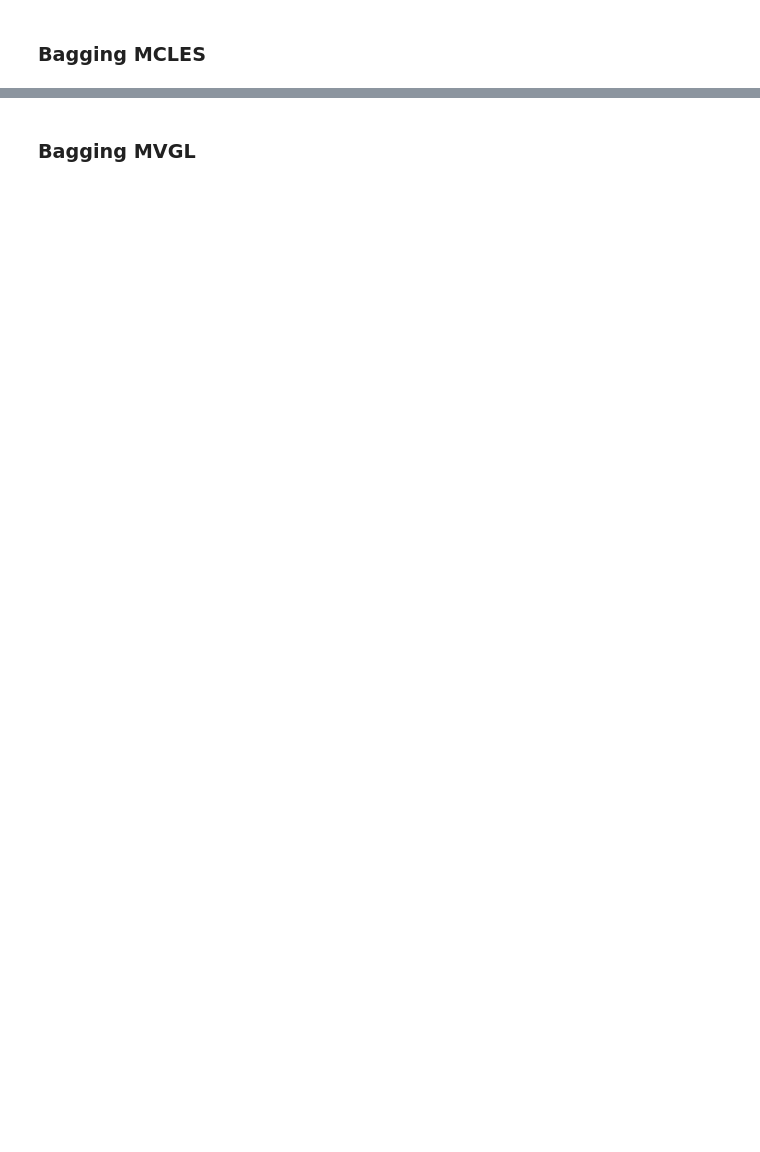
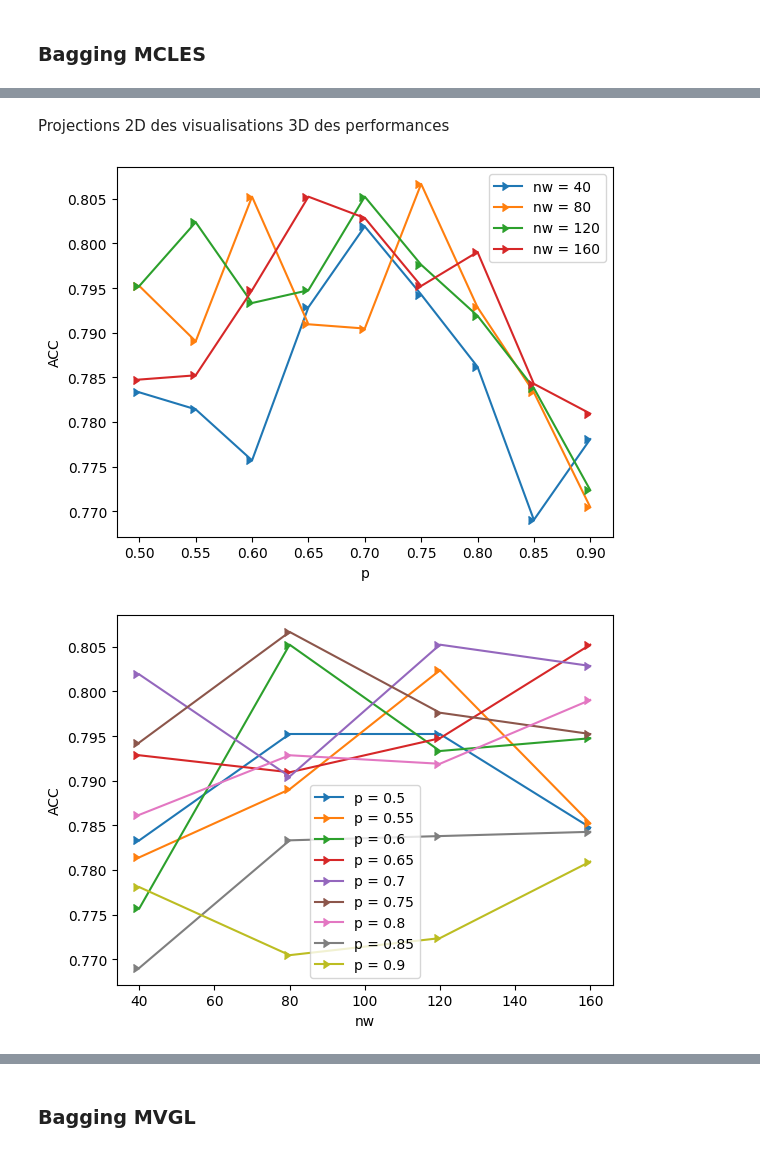
Before and after one commit to MbeHenri/memoire, a Jupyter notebook: analyse.ipynb, the cells around one changed output, grey strips where cells are left out. Saved outputs shown, nothing was run; the diff lists cells and outputs as text; code cells hidden in the pictures; blank space fills up the shorter version.

```diff
--- a/analyse.ipynb
+++ b/analyse.ipynb
@@ -26,4 +28,6 @@ cmaps ={ "ACC" : 'viridis' , "NMI" : 'magma', "PUR" : 'cividis' }
 # %%
+from matplotlib import markers
+
 def plot_metrics(df):
     for metric in metrics:
         ax0 = plt.axes(projection="3d")
@@ -42,6 +46,35 @@ def plot_metrics(df):
         plt.show()
 
 
+def plot_fixed(df):
+    data = pd.pivot_table(df, index=["p"], columns=["nw"])
+    for metric in metrics:
+        columns = data[metric].columns
+        index = data[metric].index
+
+        # affichage pour p
+        fig = plt.figure()
+        ax0 = fig.add_subplot(111)
+        ax0.set_ylabel(metric)
+        ax0.set_xlabel("p")
+        for column in columns:
+            ax0.plot(index, data[metric][column], label=f"nw = {column}", marker=markers.CARETRIGHT)
+        ax0.legend()
+        plt.show()
+
+        # affichage pour nw
+        fig = plt.figure()
+        ax0 = fig.add_subplot(111)
+        ax0.set_xlabel("nw")
+        ax0.set_ylabel(metric)
+
+        for i in range(len(index)):
+            ax0.plot(columns, data[metric].iloc[i].to_list(), label=f"p = { round(index[i], 3) }", marker=markers.CARETRIGHT)
+
+        ax0.legend()
+        plt.show()
+
+
 def pivot_tables(df, model):
     data = pd.pivot_table(df, index=["p"], columns=["nw"])
     for metric in metrics:
@@ -66,0 +160,7 @@ plot_metrics(df_mcles)
+# %% [markdown]
+Projections 2D des visualisations 3D des performances
+# %%
+plot_fixed(df_mcles)
+# %% [output]
+[figure, added]
+[figure, added]
```
Also changed, not shown: parts of 63 cells of this notebook, 22 other files.
